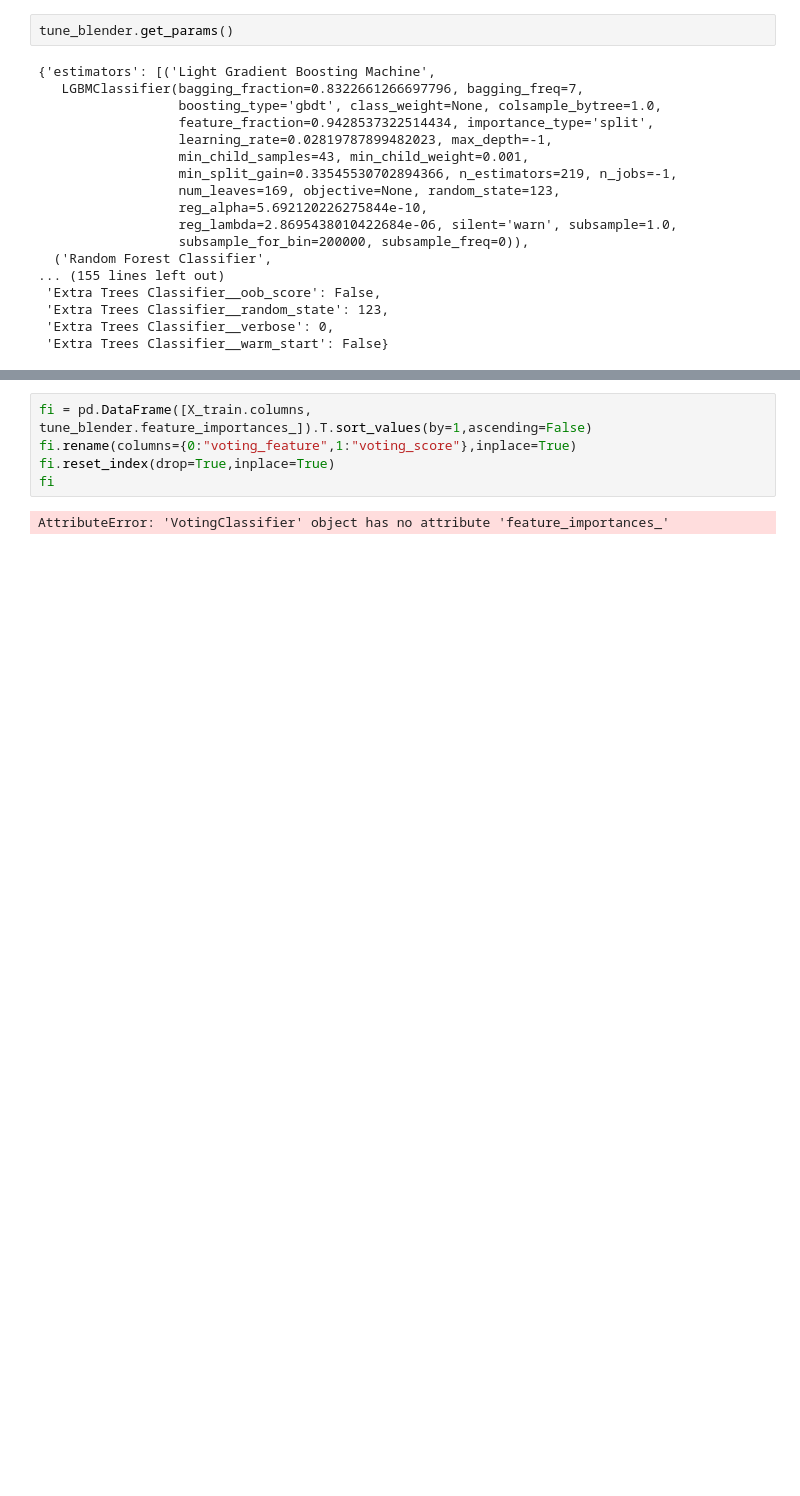
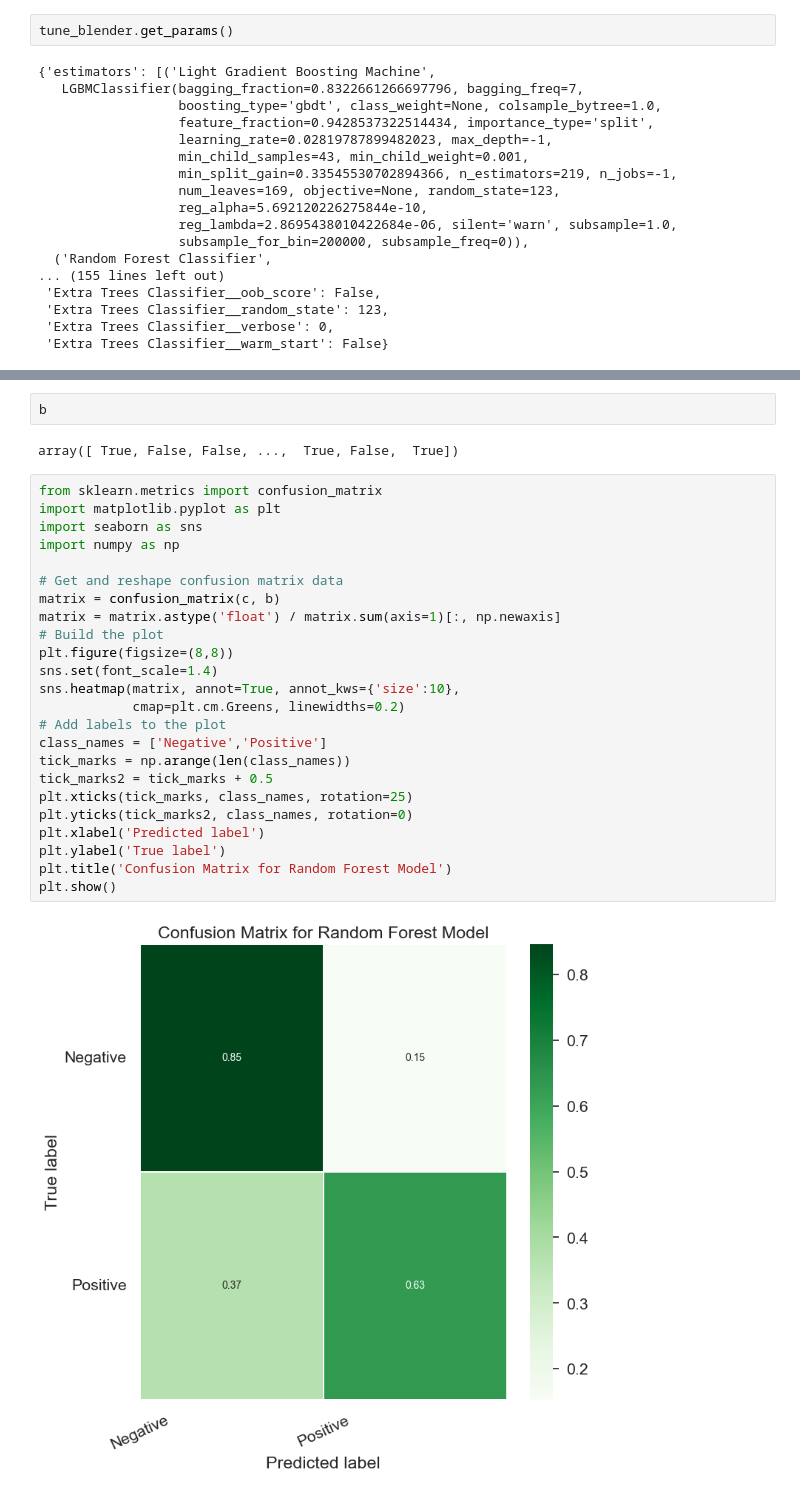
Before and after one commit to trevormoon/ASAC_ml_project, a Jupyter notebook: web_crawling/CGW/modeling/code/tagonehot/pycaret/lightgbm_ft_oh_tagoh_pycare_releasedate.ipynb, the cells around one changed output, grey strips where cells are left out. Saved outputs shown, nothing was run; the diff lists cells and outputs as text; blank space fills up the shorter version.

```diff
--- a/web_crawling/CGW/modeling/code/tagonehot/pycaret/lightgbm_ft_oh_tagoh_pycare_releasedate.ipynb
+++ b/web_crawling/CGW/modeling/code/tagonehot/pycaret/lightgbm_ft_oh_tagoh_pycare_releasedate.ipynb
@@ -1033,7 +1014,30 @@ tune_blender.get_params()
-# %%
-fi = pd.DataFrame([X_train.columns, tune_blender.feature_importances_]).T.sort_values(by=1,ascending=False)
-fi.rename(columns={0:"voting_feature",1:"voting_score"},inplace=True)
-fi.reset_index(drop=True,inplace=True)
-fi
-# %% [output]
-AttributeError: 'VotingClassifier' object has no attribute 'feature_importances_'
+# %%
+b
+# %% [output]
+array([ True, False, False, ...,  True, False,  True])
+# %%
+from sklearn.metrics import confusion_matrix
+import matplotlib.pyplot as plt
+import seaborn as sns
+import numpy as np
+
+# Get and reshape confusion matrix data
+matrix = confusion_matrix(c, b)
+matrix = matrix.astype('float') / matrix.sum(axis=1)[:, np.newaxis]
+# Build the plot
+plt.figure(figsize=(8,8))
+sns.set(font_scale=1.4)
+sns.heatmap(matrix, annot=True, annot_kws={'size':10},
+            cmap=plt.cm.Greens, linewidths=0.2)
+# Add labels to the plot
+class_names = ['Negative','Positive']
+tick_marks = np.arange(len(class_names))
+tick_marks2 = tick_marks + 0.5
+plt.xticks(tick_marks, class_names, rotation=25)
+plt.yticks(tick_marks2, class_names, rotation=0)
+plt.xlabel('Predicted label')
+plt.ylabel('True label')
+plt.title('Confusion Matrix for Random Forest Model')
+plt.show()
+# %% [output]
+[figure, added]
```
Also changed, not shown: parts of 41 cells of this notebook, 1 other file.
